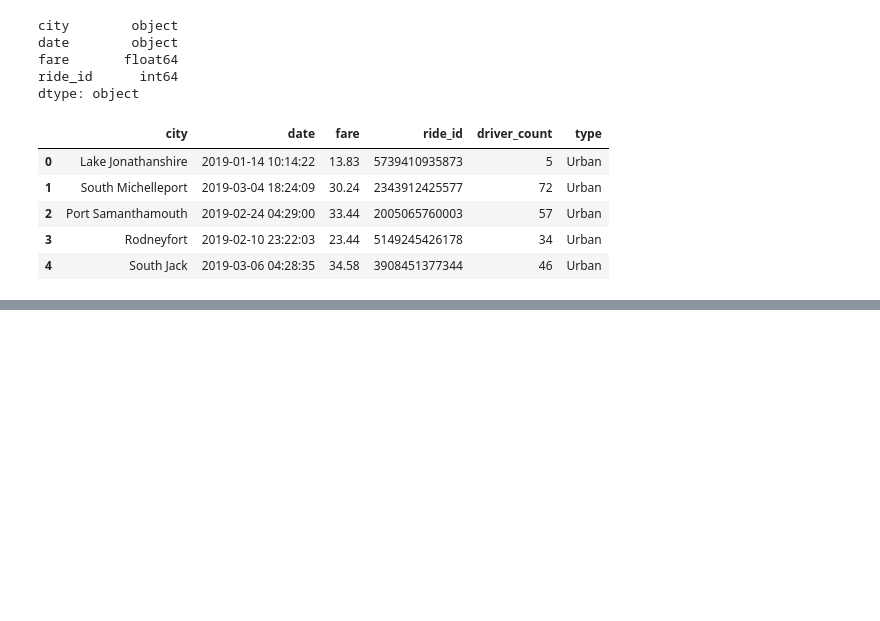
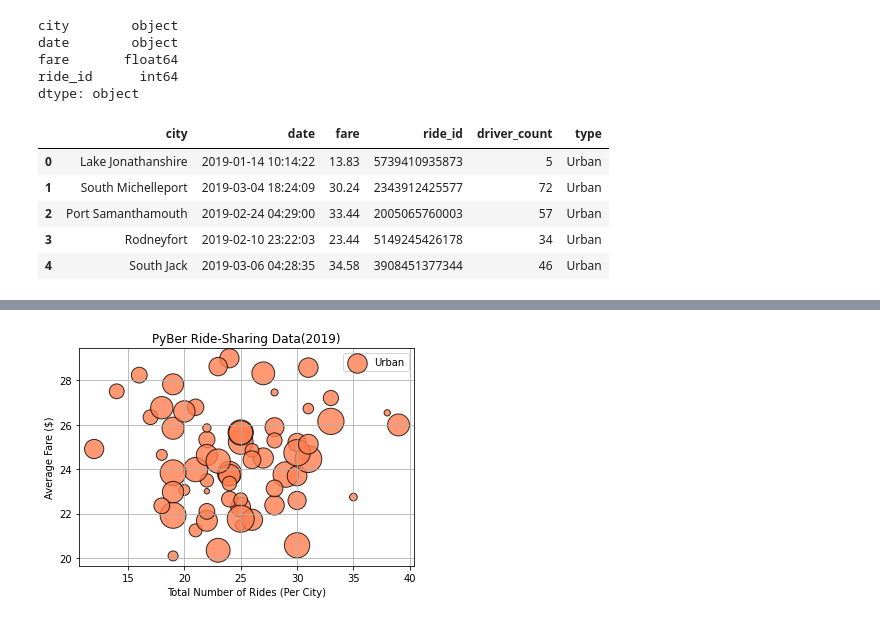
Before and after one commit to Mots94/PyBer_Analysis, a Jupyter notebook: PyBer.ipynb, the cells around one changed output, grey strips where cells are left out. Cells and saved outputs as stored; diff of their text form; code cells hidden in the pictures; blank space fills up the shorter version.

Commit message:
Creating bubble charts for city types

```diff
--- a/PyBer.ipynb
+++ b/PyBer.ipynb
@@ -112,3 +112,8 @@ pyber_data_df.head()
 | 2 | Port Samanthamouth | 2019-02-24 04:29:00 | 33.44 | 2005065760003 | 57 | Urban |
 | 3 | Rodneyfort | 2019-02-10 23:22:03 | 23.44 | 5149245426178 | 34 | Urban |
 | 4 | South Jack | 2019-03-06 04:28:35 | 34.58 | 3908451377344 | 46 | Urban |
+# %%
+# Create new dataframe from PyBer data frame to filter down to all Urban cities
+
+urban_cities_df = pyber_data_df[pyber_data_df['type']=='Urban']
+urban_cities_df.head()
@@ -114,0 +139,4 @@ pyber_data_df.head()
+# %%
+urban_ride_count = urban_cities_df.groupby(['city']).count()['ride_id']
+
+urban_ride_count.head()
@@ -114,0 +154,4 @@ pyber_data_df.head()
+# %%
+urban_avg_fare = urban_cities_df.groupby(['city']).mean()['fare']
+
+urban_avg_fare.head()
@@ -114,0 +169,24 @@ pyber_data_df.head()
+# %%
+urban_avg_drivers = urban_cities_df.groupby(['city']).mean()['driver_count']
+suburban_avg_drivers = suburban_cities_df.groupby(['city']).mean()['driver_count']
+rural_avg_drivers = rural_cities_df.groupby(['city']).mean()['driver_count']
+# %%
+fig, ax = plt.subplots()
+
+ax.scatter(urban_ride_count,
+        urban_avg_fare,
+        s=urban_avg_drivers * 10,
+        c='coral',
+        edgecolors='black',
+        linewidths=1,
+        alpha=0.8,
+        label='Urban')
+ax.set_title('PyBer Ride-Sharing Data(2019)')
+ax.set_xlabel('Total Number of Rides (Per City)')
+ax.set_ylabel('Average Fare ($)')
+plt.grid(True)
+plt.legend()
+
+plt.show()
+# %% [output]
+[figure, added]
```
Also changed, not shown: parts of 8 cells of this notebook.
